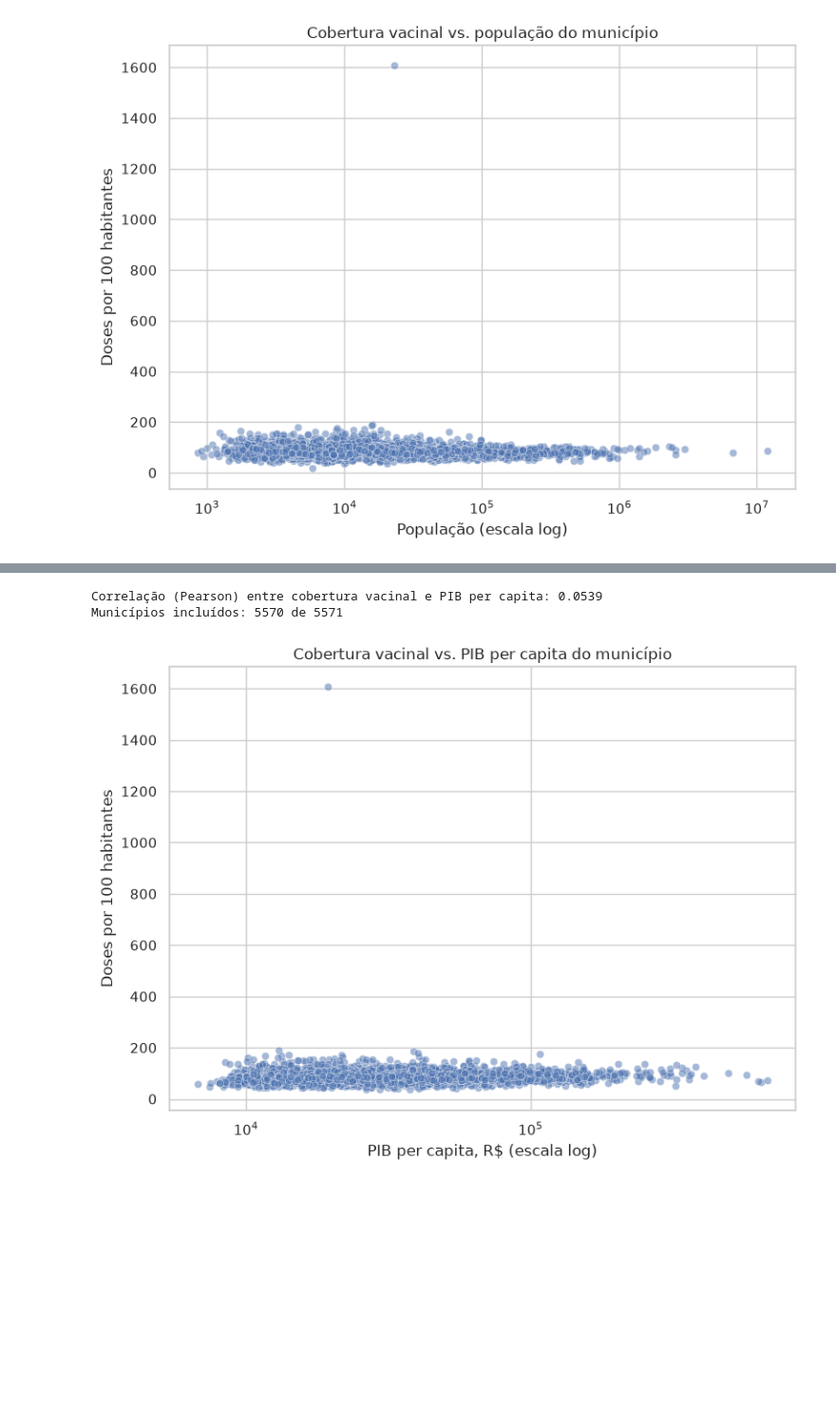
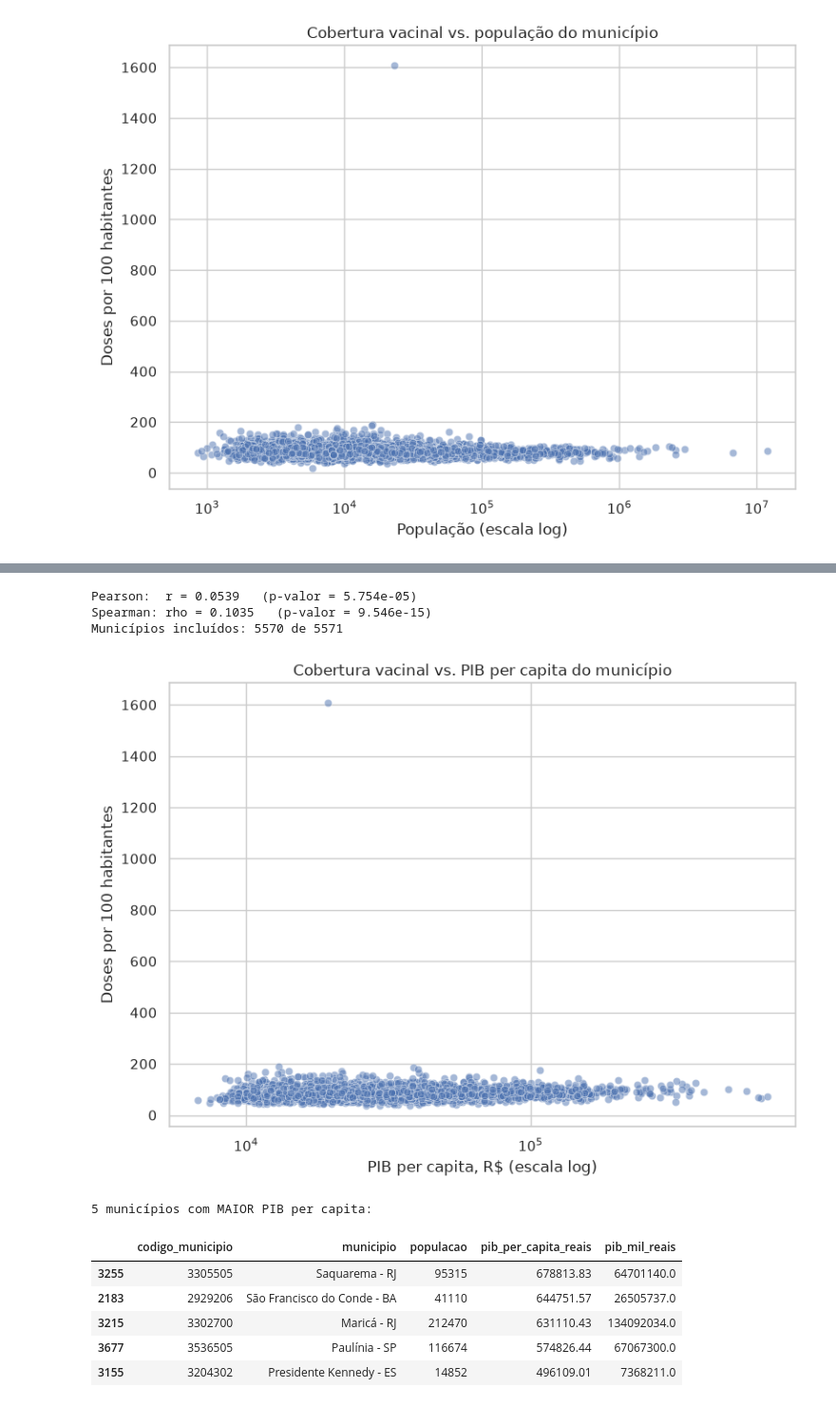
Before and after one commit to leonardohakim/imuniza-data-handson-mackenzie, a Jupyter notebook: notebooks/02_analise_exploratoria.ipynb, the cells around one changed output, grey strips where cells are left out. Shown at 95% size. Cells and saved outputs as stored; diff of their text form; code cells hidden in the pictures; blank space fills up the shorter version.

Commit message:
feat: adiciona correlacao Spearman e checagem de sanidade do PIB per capita no notebook

```diff
--- a/notebooks/02_analise_exploratoria.ipynb
+++ b/notebooks/02_analise_exploratoria.ipynb
@@ -199,10 +210,15 @@ análise (ver `pib_per_capita_reais` em `docs/dicionario_dados.md`).
 # %%
 pib_valido = df.dropna(subset=["pib_per_capita_reais"])
 
-correlacao = pib_valido["cobertura_doses_por_100_habitantes"].corr(
-    pib_valido["pib_per_capita_reais"]
+pearson_r, pearson_p = pearsonr(
+    pib_valido["cobertura_doses_por_100_habitantes"], pib_valido["pib_per_capita_reais"]
 )
-print(f"Correlação (Pearson) entre cobertura vacinal e PIB per capita: {correlacao:.4f}")
+spearman_rho, spearman_p = spearmanr(
+    pib_valido["cobertura_doses_por_100_habitantes"], pib_valido["pib_per_capita_reais"]
+)
+
+print(f"Pearson:  r = {pearson_r:.4f}   (p-valor = {pearson_p:.4g})")
+print(f"Spearman: rho = {spearman_rho:.4f}   (p-valor = {spearman_p:.4g})")
 print(f"Municípios incluídos: {len(pib_valido)} de {len(df)}")
 
 fig, ax = plt.subplots(figsize=(8, 6))
@@ -221,9 +237,29 @@ plt.tight_layout()
 plt.savefig("../reports/cobertura_vs_pib_per_capita.png", dpi=150)
 plt.show()
 # %% [output]
-Correlação (Pearson) entre cobertura vacinal e PIB per capita: 0.0539
+Pearson:  r = 0.0539   (p-valor = 5.754e-05)
+Spearman: rho = 0.1035   (p-valor = 9.546e-15)
 Municípios incluídos: 5570 de 5571
 [figure]
+# %%
+colunas_pib = [
+    "codigo_municipio",
+    "municipio",
+    "populacao",
+    "pib_per_capita_reais",
+    "pib_mil_reais",
+]
+
+print("5 municípios com MAIOR PIB per capita:")
+display(df.nlargest(5, "pib_per_capita_reais")[colunas_pib])
+# %% [output]
+5 municípios com MAIOR PIB per capita:
+|  | codigo_municipio | municipio | populacao | pib_per_capita_reais | pib_mil_reais |
+| 3255 | 3305505 | Saquarema - RJ | 95315 | 678813.83 | 64701140.0 |
+| 2183 | 2929206 | São Francisco do Conde - BA | 41110 | 644751.57 | 26505737.0 |
+| 3215 | 3302700 | Maricá - RJ | 212470 | 631110.43 | 134092034.0 |
+| 3677 | 3536505 | Paulínia - SP | 116674 | 574826.44 | 67067300.0 |
+| 3155 | 3204302 | Presidente Kennedy - ES | 14852 | 496109.01 | 7368211.0 |
 # %% [markdown]
 ## 6. Conclusão e limitações
 
```
Also changed, not shown: parts of 3 cells of this notebook, 1 other file.
